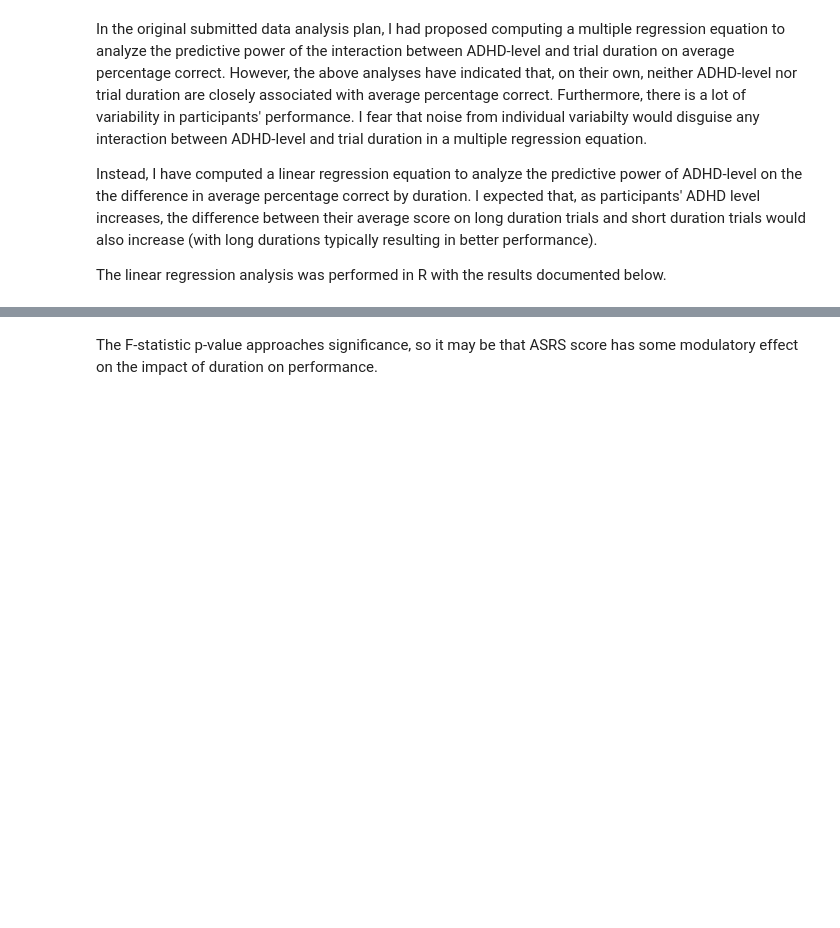
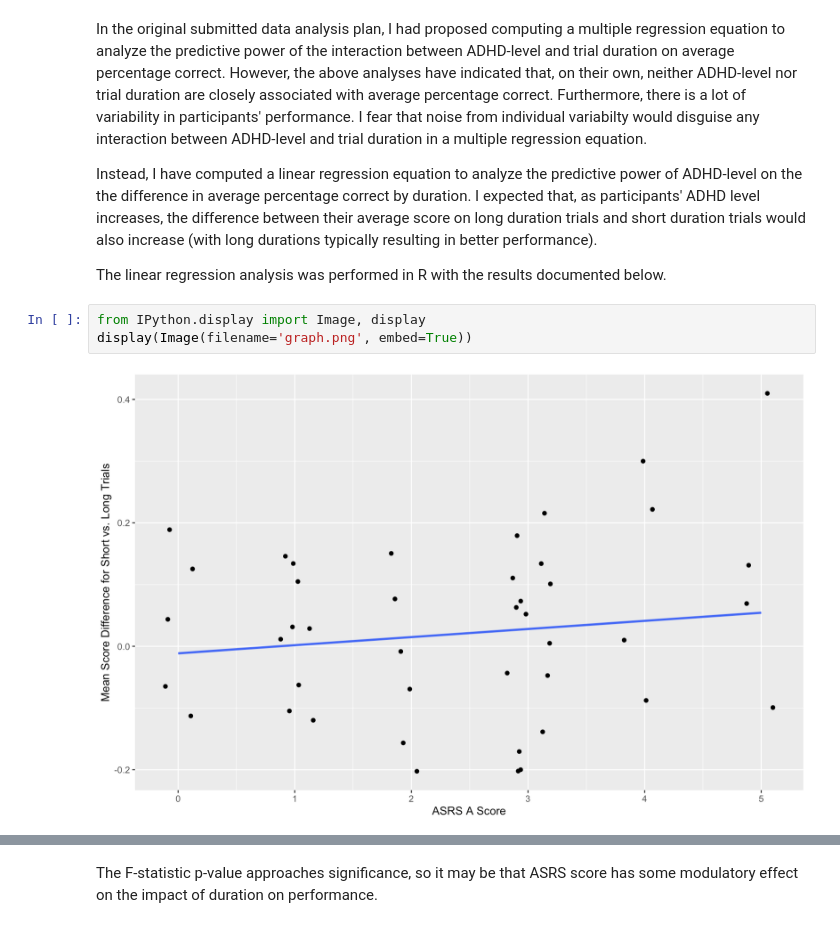
Before and after one commit to kfuiten/M1_thesis, a Jupyter notebook: asrs_duration_analysis.ipynb, the cells around one changed output, grey strips where cells are left out. Saved outputs shown, nothing was run; the diff lists cells and outputs as text; blank space fills up the shorter version.

```diff
--- a/asrs_duration_analysis.ipynb
+++ b/asrs_duration_analysis.ipynb
@@ -254,5 +254,10 @@ In the original submitted data analysis plan, I had proposed computing a multipl
 Instead, I have computed a linear regression equation to analyze the predictive power of ADHD-level on the the difference in average percentage correct by duration. I expected that, as participants' ADHD level increases, the difference between their average score on long duration trials and short duration trials would also increase (with long durations typically resulting in better performance).
 
 The linear regression analysis was performed in R with the results documented below.
+# %%
+from IPython.display import Image, display
+display(Image(filename='graph.png', embed=True))
+# %% [output]
+[figure, added]
 # %% [markdown]
 ![Alt text](Captura%20de%20pantalla%202023-05-27%20a%20la(s)%208.47.08%20p.m..png)
```
Also changed, not shown: parts of 1 cell of this notebook.
